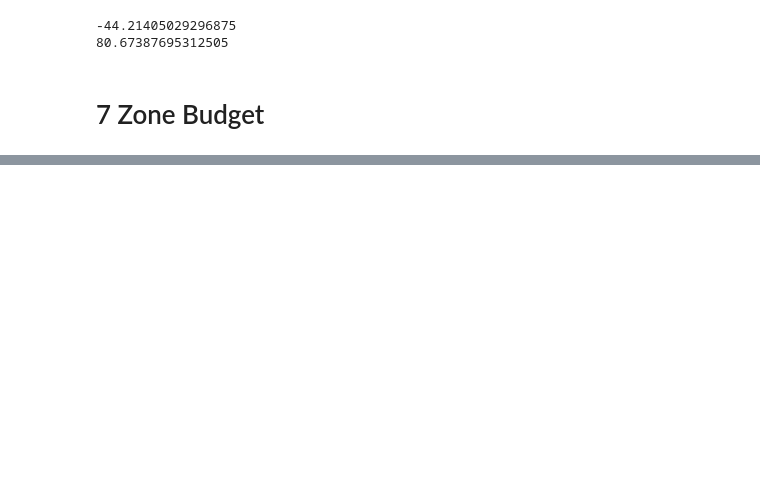
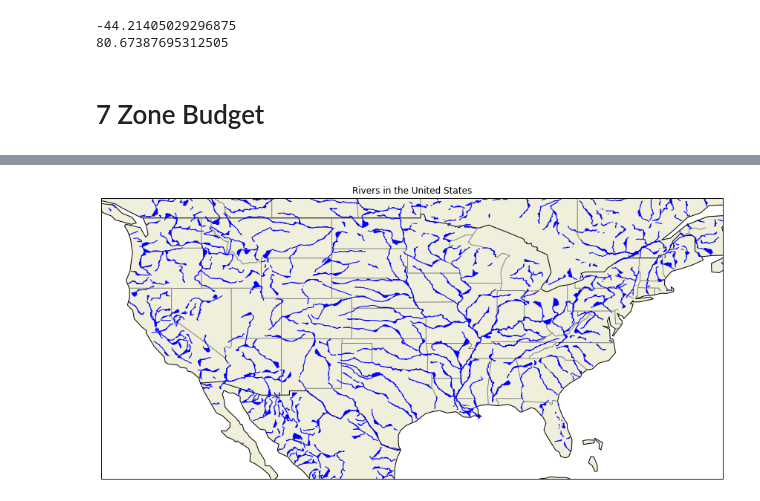
Before and after one commit to dbabrams/ShallowDolomite_Group, a Jupyter notebook: Master_Code/WillCounty_Final_MODFLOW.ipynb, the cells around one changed output, grey strips where cells are left out. Drawn from its saved outputs; the diff is of its cells as text; code cells hidden in the pictures; blank space fills up the shorter version.

```diff
--- a/Master_Code/WillCounty_Final_MODFLOW.ipynb
+++ b/Master_Code/WillCounty_Final_MODFLOW.ipynb
@@ -1210,0 +1070,81 @@ zb.get_budget()
+# %%
+# Create a figure
+fig=plt.figure(figsize=(15,15)) #create 15 x 15 figure
+# Define a projection
+ax = plt.axes(projection=ccrs.PlateCarree())
+
+# SW corner: 23, -127
+# NE corner: 51, -65
+
+# Define the spatial domain to plot
+ax.set_xlim(-127,-65) #The spatial domain spans from minimum longitude to maximum longitude (x-direction)
+ax.set_ylim(23,51) #The spatial domain spans from minimum longitude to maximum latitude (y-direction)
+# Define a title for the plot
+ax.set_title('Rivers in the United States')
+
+# Global Self-consistent, Hierarchical, High-resolution Geography (GSHHG) Database:
+# https://www.soest.hawaii.edu/pwessel/gshhg/
+
+# Shoreline/coastline resources:
+# https://www.ngdc.noaa.gov/mgg/shorelines/
+
+# CIA World Databank II (WDBII) - land outlines, rivers, and political boundaries:
+# https://www.evl.uic.edu/pape/data/WDB/
+
+# Import land, coastline, and country borders from Natural Earth and add to the plot
+ax.add_feature(cf.LAND)
+ax.add_feature(cf.COASTLINE)
+ax.add_feature(cf.BORDERS)
+
+# Import state boundaries from Natural Earth and add to the plot
+states_provinces = cf.NaturalEarthFeature(
+    category='cultural',
+    name='admin_1_states_provinces_lines',
+    scale='50m',
+    facecolor='none')
+
+ax.add_feature(states_provinces,edgecolor='gray')
+
+# Upload river shapefiles, obtained from WDBII, and save them as ShapelyFeatures
+# Note that all accompanying files must be uploaded (.dbf, .prj, .shx), in addition to the shapefiles alone (.shp)
+uploaded=files.upload()
+del uploaded
+
+rivers_shape_L01 = ShapelyFeature(shpreader.Reader('WDBII_river_f_L01').geometries(),
+                        ccrs.PlateCarree())
+rivers_shape_L02 = ShapelyFeature(shpreader.Reader('WDBII_river_f_L02').geometries(),
+                        ccrs.PlateCarree())
+rivers_shape_L03 = ShapelyFeature(shpreader.Reader('WDBII_river_f_L03').geometries(),
+                        ccrs.PlateCarree())
+rivers_shape_L04 = ShapelyFeature(shpreader.Reader('WDBII_river_f_L04').geometries(),
+                        ccrs.PlateCarree())
+rivers_shape_L05 = ShapelyFeature(shpreader.Reader('WDBII_river_f_L05').geometries(),
+                        ccrs.PlateCarree())
+rivers_shape_L06 = ShapelyFeature(shpreader.Reader('WDBII_river_f_L06').geometries(),
+                        ccrs.PlateCarree())
+rivers_shape_L07 = ShapelyFeature(shpreader.Reader('WDBII_river_f_L07').geometries(),
+                        ccrs.PlateCarree())
+rivers_shape_L08 = ShapelyFeature(shpreader.Reader('WDBII_river_f_L08').geometries(),
+                        ccrs.PlateCarree())
+rivers_shape_L09 = ShapelyFeature(shpreader.Reader('WDBII_river_f_L09').geometries(),
+                        ccrs.PlateCarree())
+rivers_shape_L10 = ShapelyFeature(shpreader.Reader('WDBII_river_f_L10').geometries(),
+                        ccrs.PlateCarree())
+rivers_shape_L11 = ShapelyFeature(shpreader.Reader('WDBII_river_f_L11').geometries(),
+                        ccrs.PlateCarree())
+
+# Add rivers to the plot
+ax.add_feature(rivers_shape_L01,color='blue',linewidth=1.0)
+ax.add_feature(rivers_shape_L02,color='blue',linewidth=1.0)
+ax.add_feature(rivers_shape_L03,color='blue',linewidth=1.0)
+ax.add_feature(rivers_shape_L04,color='blue',linewidth=1.0)
+ax.add_feature(rivers_shape_L05,color='blue',linewidth=1.0)
+ax.add_feature(rivers_shape_L06,color='blue',linewidth=1.0)
+ax.add_feature(rivers_shape_L07,color='blue',linewidth=1.0)
+ax.add_feature(rivers_shape_L08,color='blue',linewidth=1.0)
+ax.add_feature(rivers_shape_L09,color='blue',linewidth=1.0)
+ax.add_feature(rivers_shape_L10,color='blue',linewidth=1.0)
+ax.add_feature(rivers_shape_L11,color='blue',linewidth=1.0)
+
+plt.show()
+# %% [output]
@@ -1210,0 +1152 @@ zb.get_budget()
+[figure, added]
```
Also changed, not shown: parts of 26 cells of this notebook.
